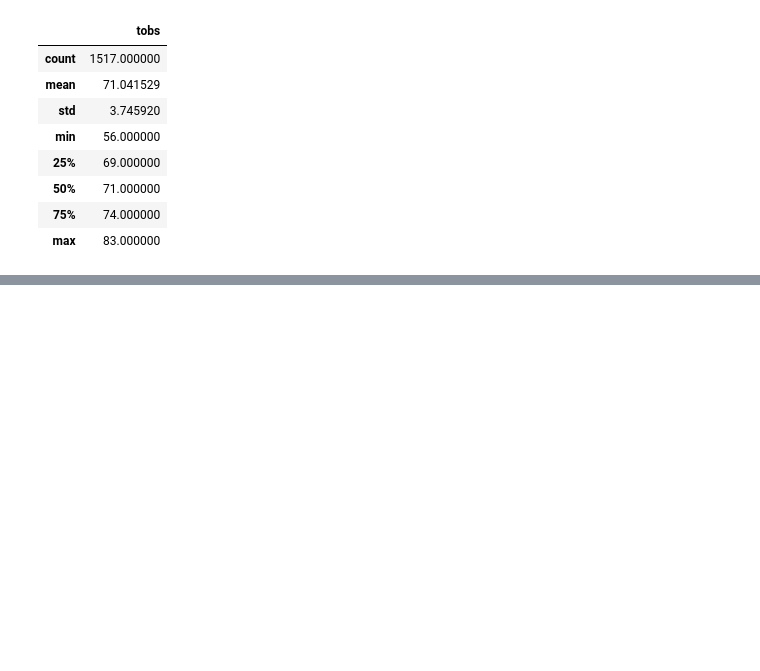
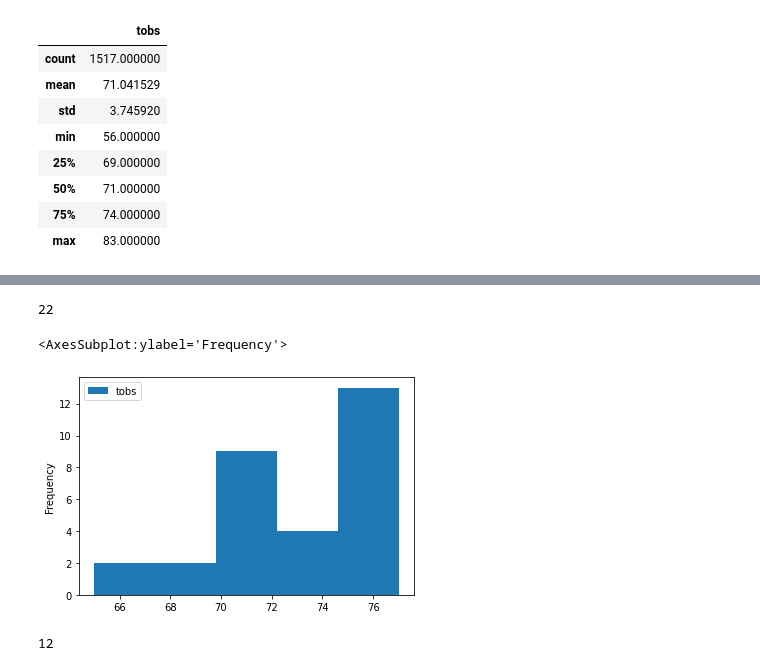
Before and after one commit to mshariqnaeem/surfs_up, a Jupyter notebook: SurfsUp_Challenge.ipynb, the cells around one changed output, grey strips where cells are left out. Cells and saved outputs as stored; diff of their text form; code cells hidden in the pictures; blank space fills up the shorter version.

```diff
--- a/SurfsUp_Challenge.ipynb
+++ b/SurfsUp_Challenge.ipynb
@@ -77,0 +92,38 @@ dec_df.describe()
+# %%
+# How many days in June 2016 was the temperture comfortable at the most active station in Oahu
+results_jun_count = session.query(Measurement.tobs).\
+filter(Measurement.date >= '2016-06-01').\
+filter(Measurement.date <= '2016-06-30').\
+filter(Measurement.station == 'USC00519281').\
+filter(Measurement.tobs >= 72 ).\
+filter(Measurement.tobs <= 83).count()
+print(results_jun_count)
+# %% [output]
+22
+# %%
+# All tempertures for June month at the most active station in Oahu
+results_jun_summ = session.query(Measurement.tobs).\
+filter(Measurement.date >= '2016-06-01').\
+filter(Measurement.date <= '2016-06-30').\
+filter(Measurement.station == 'USC00519281').all()
+# %%
+# A Dataframe for tempertures for June month at the most active station in Oahu
+dec_summ_df = pd.DataFrame(results_jun_summ, columns=['tobs'])
+
+# A histogram for tempertures for December month at the most active station in Oahu
+dec_summ_df.plot.hist(bins=5)
+# %% [output]
+<AxesSubplot:ylabel='Frequency'>
+[figure, added]
+# %%
+# How many days in December 2016 was the temperture comfortable at the most active station in Oahu
+results_dec_count = session.query(Measurement.tobs).\
+filter(Measurement.date >= '2016-12-01').\
+filter(Measurement.date <= '2016-12-31').\
+filter(Measurement.station == 'USC00519281').\
+filter(Measurement.tobs >= 72).\
+filter(Measurement.tobs <= 83).\
+count()
+print(results_dec_count)
+# %% [output]
+12
```
Also changed, not shown: parts of 5 cells of this notebook.
